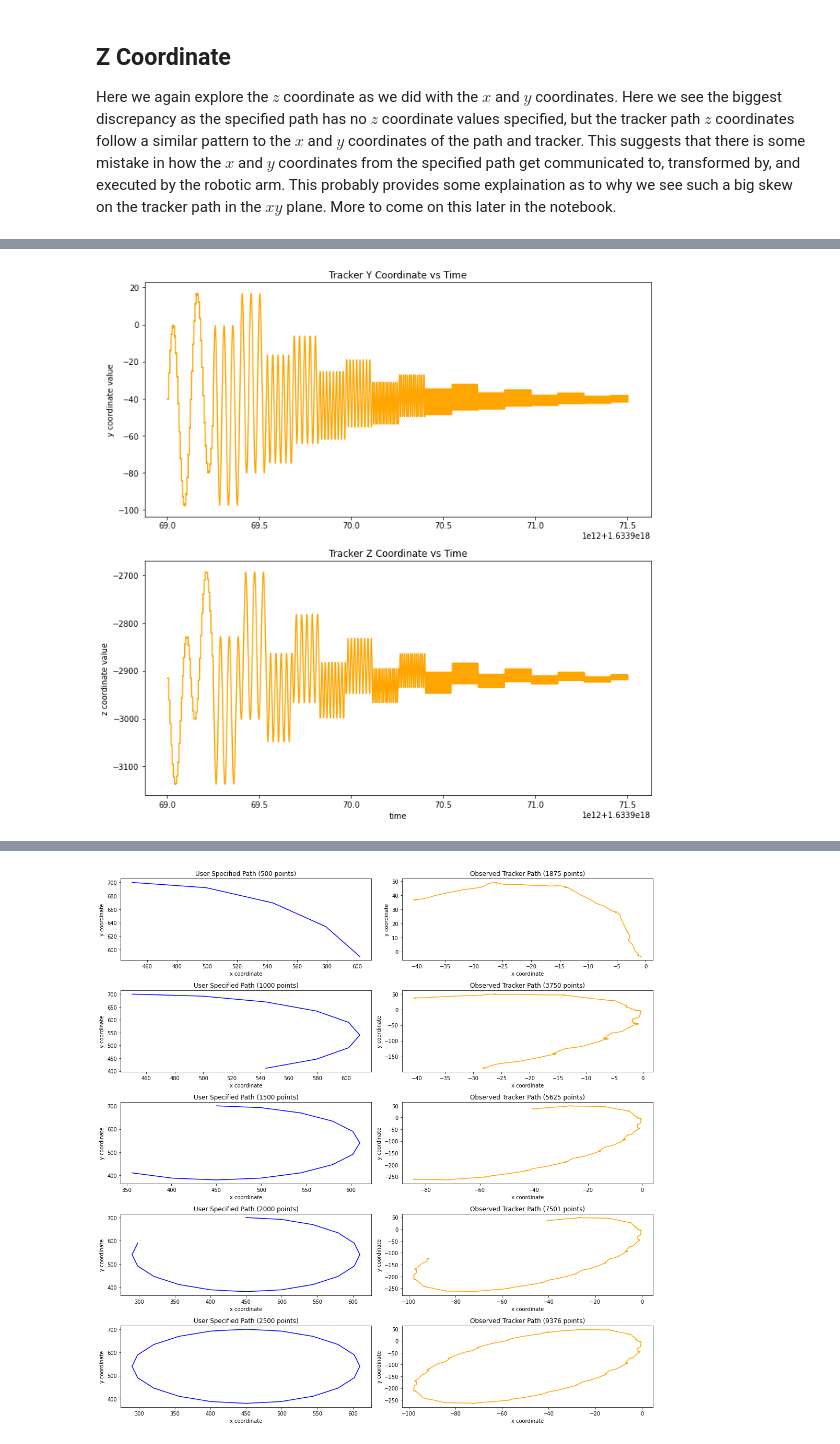
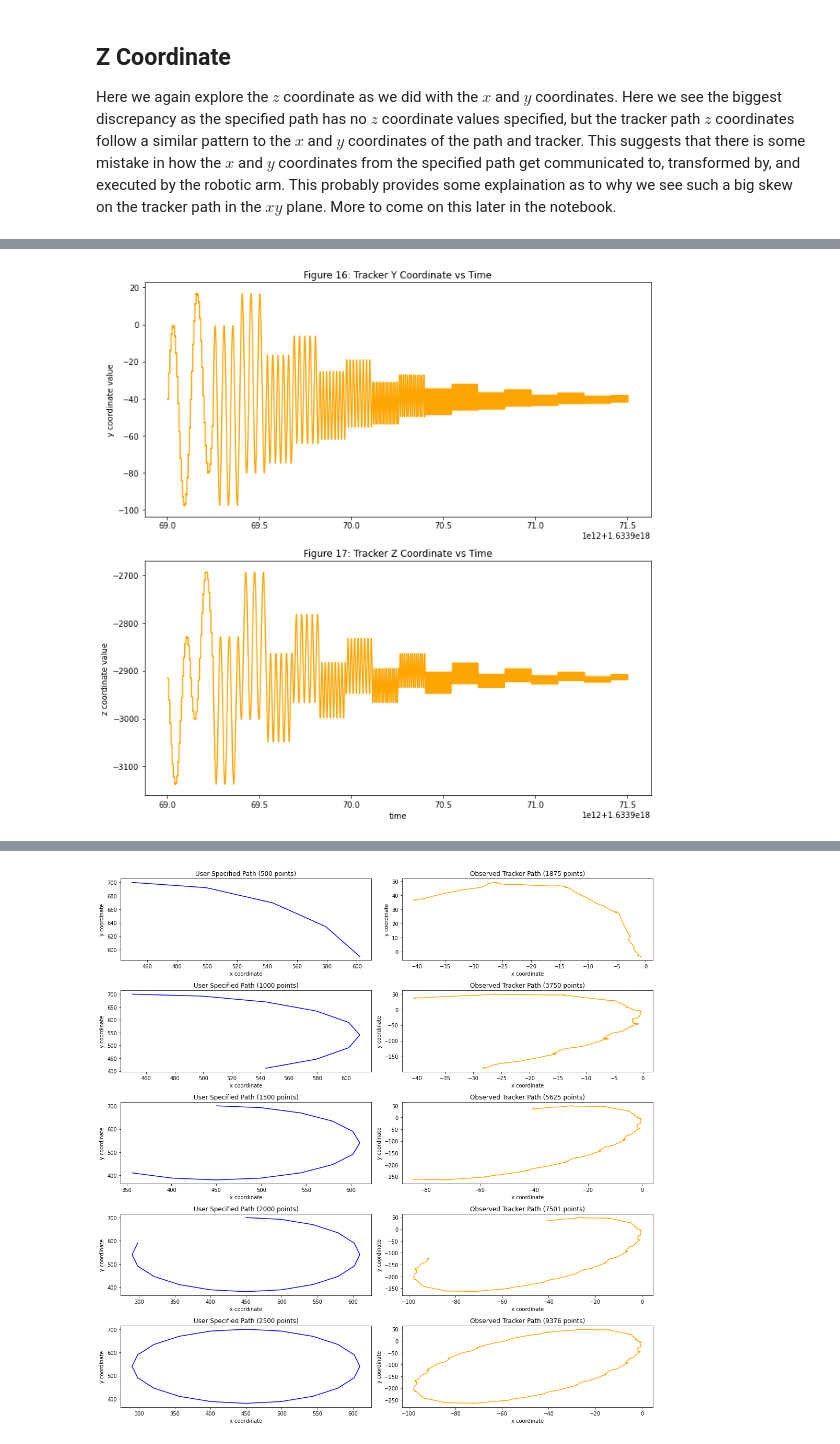
Before and after one commit to adamggibbs/path_analysis_soln, a Jupyter notebook: analysis.ipynb, the cells around one changed output, grey strips where cells are left out. Saved outputs shown, nothing was run; the diff lists cells and outputs as text; code cells hidden in the pictures.

```diff
--- a/analysis.ipynb
+++ b/analysis.ipynb
@@ -348,21 +331,23 @@ plt.show()
 # %%
+# create figure to plot onto
 figure, axes = plt.subplots(2,1, figsize=(10,10))
 
+# plot tracker y
 plt1 = axes[0]
 plt1.plot(trk_t[:trk_num_points], trk_y[:trk_num_points], c='orange')
-#plt1.set_xlabel("time")
 plt1.set_ylabel('y coordinate value')
-plt1.set_title("Tracker Y Coordinate vs Time")
+plt1.set_title("Figure 16: Tracker Y Coordinate vs Time")
 
-
+# plot tracker z
 plt2 = axes[1]
 plt2.plot(trk_t[:trk_num_points], trk_z[:trk_num_points], c='orange')
 plt2.set_xlabel("time")
 plt2.set_ylabel('z coordinate value')
-plt2.set_title("Tracker Z Coordinate vs Time")
+plt2.set_title("Figure 17: Tracker Z Coordinate vs Time")
 
+# save and show figures
 plt.tight_layout()
+plt.savefig('./figs/figures1617_T_YZvt.png', facecolor='white')
 plt.show()
-## these two plots show same exact trend
 # %% [output]
-[figure, old version]
+[figure, new version]
```
Also changed, not shown: parts of 21 cells of this notebook, 11 other files.
